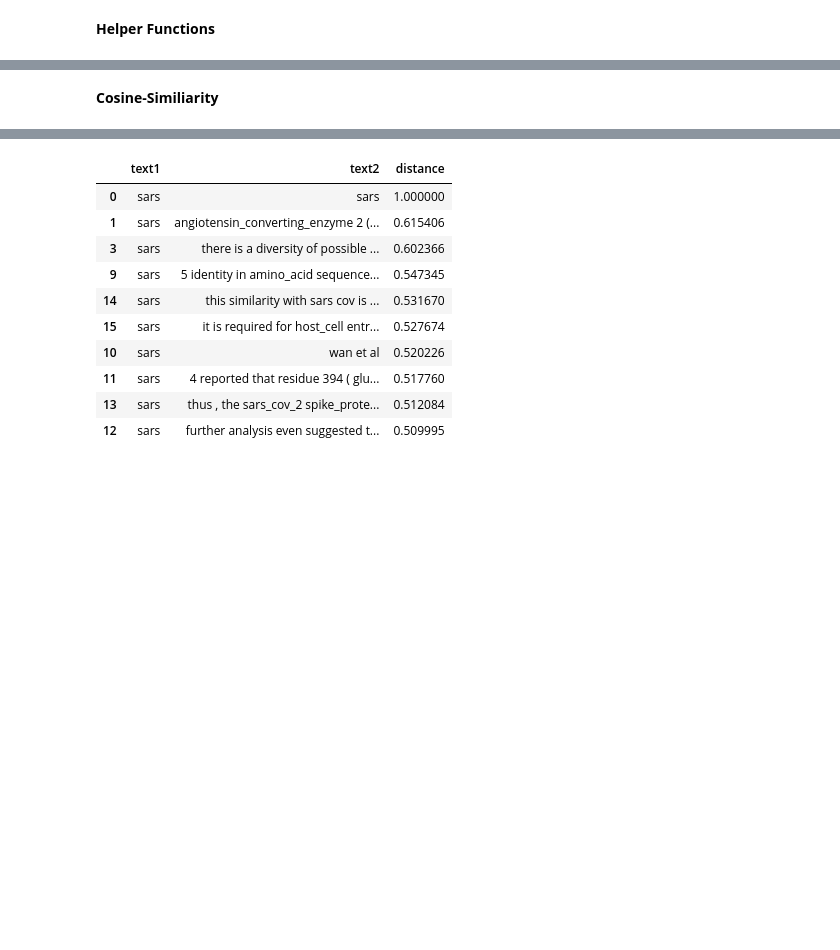
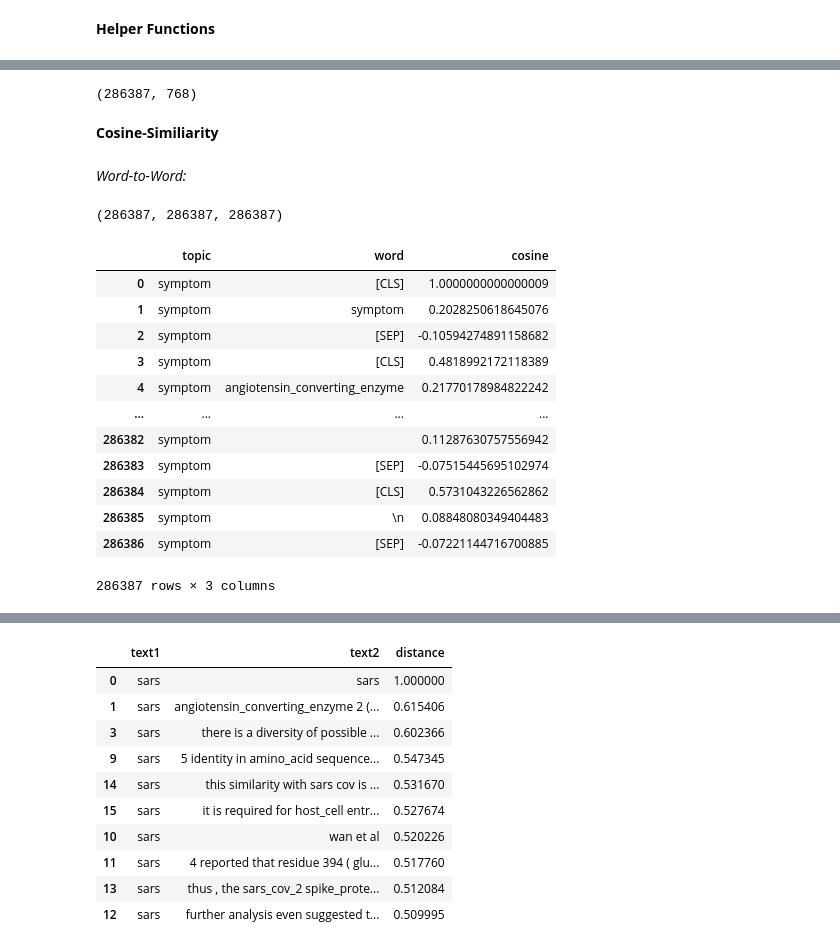
Before and after one commit to pkargupta/multidimsearch, a Jupyter notebook: main.ipynb, the cells around one changed output, grey strips where cells are left out. Drawn from its saved outputs; the diff is of its cells as text; code cells hidden in the pictures; blank space fills up the shorter version.

```diff
--- a/main.ipynb
+++ b/main.ipynb
@@ -94,9 +157,3 @@ all_words = ["COVID-19", "sars", "MERS", "Ebola", "origin", "evolution", "sympto
 # %%
 with open('/shared/data2/pk36/multidim/covid_phrase_text.txt') as f:
-    text = f.readlines()
-text = text[0]
-
-split_text = text.split(".")
-
-word = "sars"
-split_text.insert(0, word)
+    docs = f.readlines()
@@ -123,2 +186,8 @@ len(target_word_embeddings)
+# %%
+word_embeddings.shape
+# %% [output]
+(286387, 768)
 # %% [markdown]
 **Cosine-Similiarity**
+# %% [markdown]
+_Word-to-Word:_
@@ -124,0 +211,20 @@ len(target_word_embeddings)
+# %%
+len(topic_col), len(word_col), len(cos_col)
+# %% [output]
+(286387, 286387, 286387)
+# %%
+cosine_df
+# %% [output]
+|  | topic | word | cosine |
+| 0 | symptom | [CLS] | 1.0000000000000009 |
+| 1 | symptom | symptom | 0.2028250618645076 |
+| 2 | symptom | [SEP] | -0.10594274891158682 |
+| 3 | symptom | [CLS] | 0.4818992172118389 |
+| 4 | symptom | angiotensin_converting_enzyme | 0.21770178984822242 |
+| ... | ... | ... | ... |
+| 286382 | symptom |  | 0.11287630757556942 |
+| 286383 | symptom | [SEP] | -0.07515445695102974 |
+| 286384 | symptom | [CLS] | 0.5731043226562862 |
+| 286385 | symptom | \n | 0.08848080349404483 |
+| 286386 | symptom | [SEP] | -0.07221144716700885 |
+286387 rows × 3 columns
```
Also changed, not shown: parts of 23 cells of this notebook.
